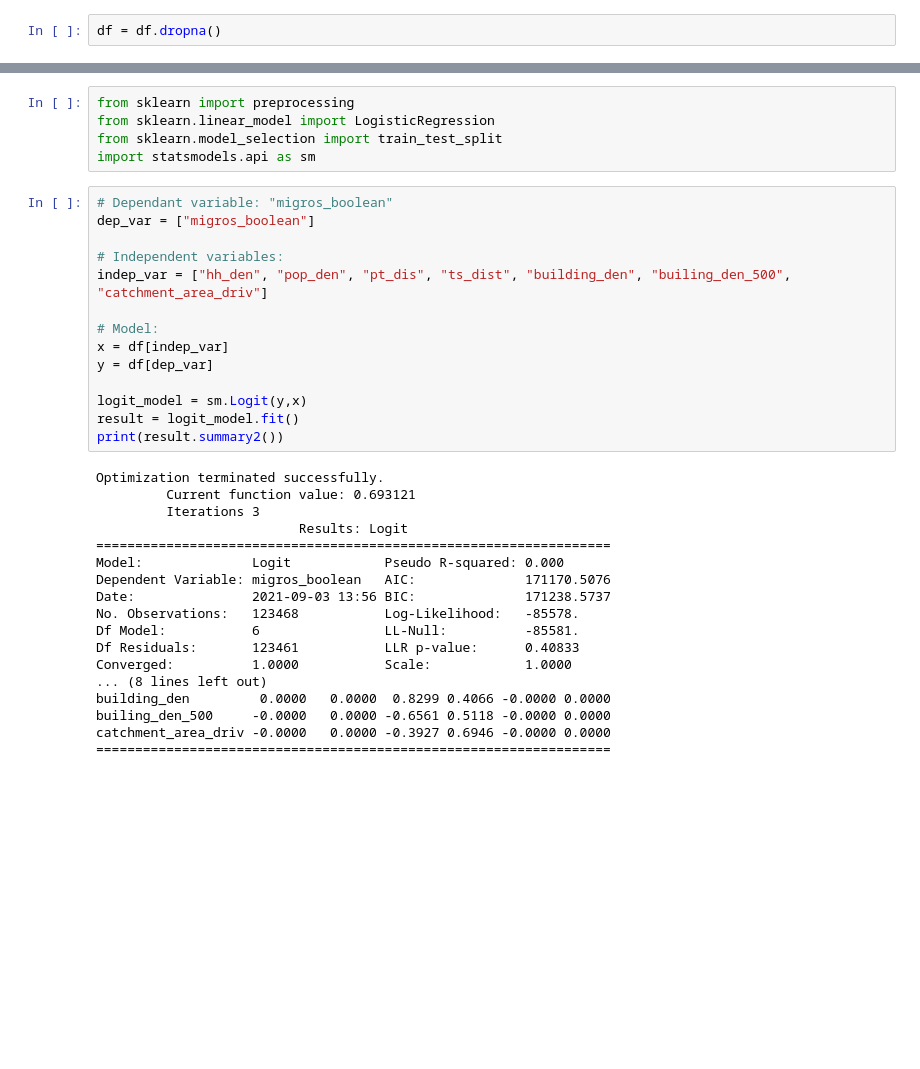
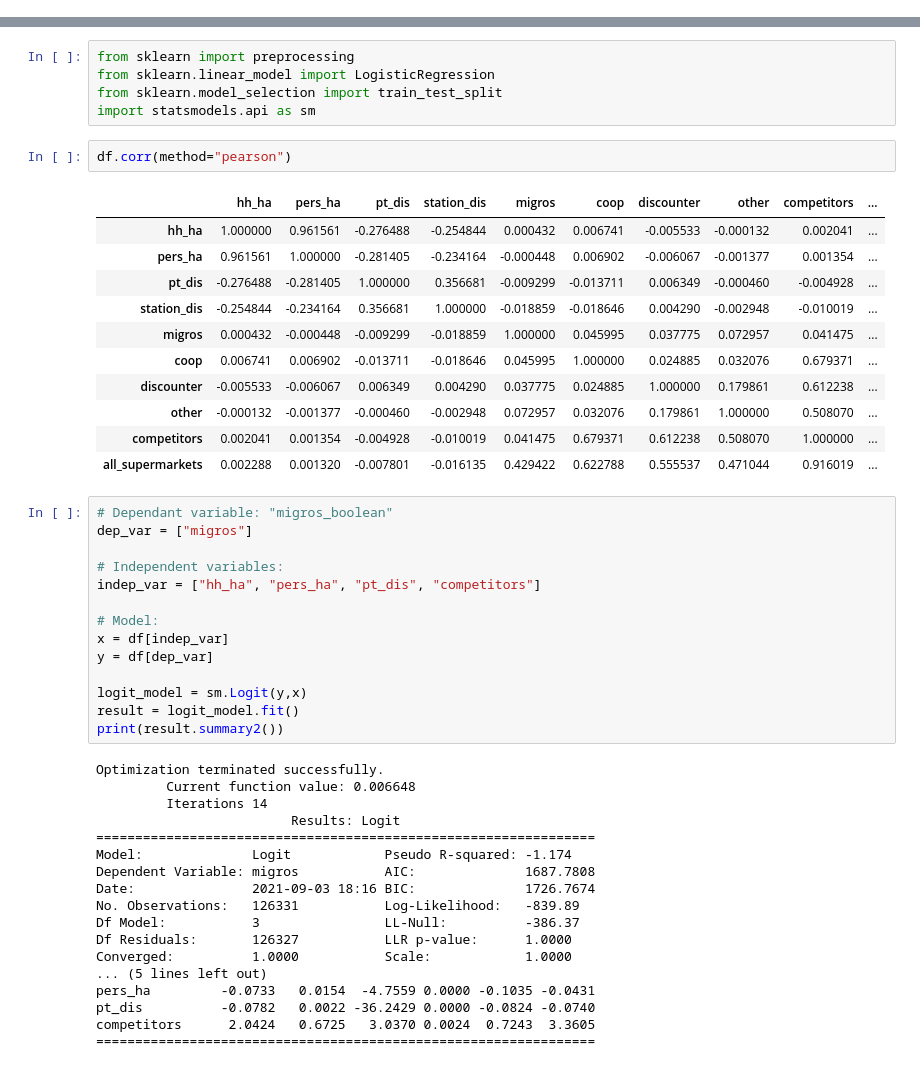
Before and after one commit to martrip/migros_data_challange, a Jupyter notebook: code/DataExploration.ipynb, the cells around one changed output, grey strips where cells are left out. Cells and saved outputs as stored; diff of their text form; blank space fills up the shorter version.

```diff
--- a/code/DataExploration.ipynb
+++ b/code/DataExploration.ipynb
@@ -111,2 +139,0 @@ df.head()
-# %%
-df = df.dropna()
@@ -117,12 +156,26 @@ from sklearn import preprocessing
 from sklearn.linear_model import LogisticRegression
 from sklearn.model_selection import train_test_split
 import statsmodels.api as sm
+# %%
+df.corr(method="pearson")
+# %% [output]
+|  | hh_ha | pers_ha | pt_dis | station_dis | migros | coop | discounter | other | competitors | ... |
+| hh_ha | 1.000000 | 0.961561 | -0.276488 | -0.254844 | 0.000432 | 0.006741 | -0.005533 | -0.000132 | 0.002041 | ... |
+| pers_ha | 0.961561 | 1.000000 | -0.281405 | -0.234164 | -0.000448 | 0.006902 | -0.006067 | -0.001377 | 0.001354 | ... |
+| pt_dis | -0.276488 | -0.281405 | 1.000000 | 0.356681 | -0.009299 | -0.013711 | 0.006349 | -0.000460 | -0.004928 | ... |
+| station_dis | -0.254844 | -0.234164 | 0.356681 | 1.000000 | -0.018859 | -0.018646 | 0.004290 | -0.002948 | -0.010019 | ... |
+| migros | 0.000432 | -0.000448 | -0.009299 | -0.018859 | 1.000000 | 0.045995 | 0.037775 | 0.072957 | 0.041475 | ... |
+| coop | 0.006741 | 0.006902 | -0.013711 | -0.018646 | 0.045995 | 1.000000 | 0.024885 | 0.032076 | 0.679371 | ... |
+| discounter | -0.005533 | -0.006067 | 0.006349 | 0.004290 | 0.037775 | 0.024885 | 1.000000 | 0.179861 | 0.612238 | ... |
+| other | -0.000132 | -0.001377 | -0.000460 | -0.002948 | 0.072957 | 0.032076 | 0.179861 | 1.000000 | 0.508070 | ... |
+| competitors | 0.002041 | 0.001354 | -0.004928 | -0.010019 | 0.041475 | 0.679371 | 0.612238 | 0.508070 | 1.000000 | ... |
+| all_supermarkets | 0.002288 | 0.001320 | -0.007801 | -0.016135 | 0.429422 | 0.622788 | 0.555537 | 0.471044 | 0.916019 | ... |
 # %%
 # Dependant variable: "migros_boolean"
-dep_var = ["migros_boolean"]
+dep_var = ["migros"]
 
 # Independent variables:
-indep_var = ["hh_den", "pop_den", "pt_dis", "ts_dist", "building_den", "builing_den_500", "catchment_area_driv"]
+indep_var = ["hh_ha", "pers_ha", "pt_dis", "competitors"]
 
 # Model:
 x = df[indep_var]
@@ -133,19 +186,19 @@ result = logit_model.fit()
 print(result.summary2())
 # %% [output]
 Optimization terminated successfully.
-         Current function value: 0.693121
-         Iterations 3
-                          Results: Logit
-==================================================================
-Model:              Logit            Pseudo R-squared: 0.000
-Dependent Variable: migros_boolean   AIC:              171170.5076
-Date:               2021-09-03 13:56 BIC:              171238.5737
-No. Observations:   123468           Log-Likelihood:   -85578.
-Df Model:           6                LL-Null:          -85581.
-Df Residuals:       123461           LLR p-value:      0.40833
+         Current function value: 0.006648
+         Iterations 14
+                         Results: Logit
+================================================================
+Model:              Logit            Pseudo R-squared: -1.174
+Dependent Variable: migros           AIC:              1687.7808
+Date:               2021-09-03 18:16 BIC:              1726.7674
+No. Observations:   126331           Log-Likelihood:   -839.89
+Df Model:           3                LL-Null:          -386.37
+Df Residuals:       126327           LLR p-value:      1.0000
 Converged:          1.0000           Scale:            1.0000
-... (8 lines left out)
-building_den         0.0000   0.0000  0.8299 0.4066 -0.0000 0.0000
-builing_den_500     -0.0000   0.0000 -0.6561 0.5118 -0.0000 0.0000
-catchment_area_driv -0.0000   0.0000 -0.3927 0.6946 -0.0000 0.0000
-==================================================================
+... (5 lines left out)
+pers_ha         -0.0733   0.0154  -4.7559 0.0000 -0.1035 -0.0431
+pt_dis          -0.0782   0.0022 -36.2429 0.0000 -0.0824 -0.0740
+competitors      2.0424   0.6725   3.0370 0.0024  0.7243  3.3605
+================================================================
```
Also changed, not shown: parts of 13 cells of this notebook, 1 other file.
